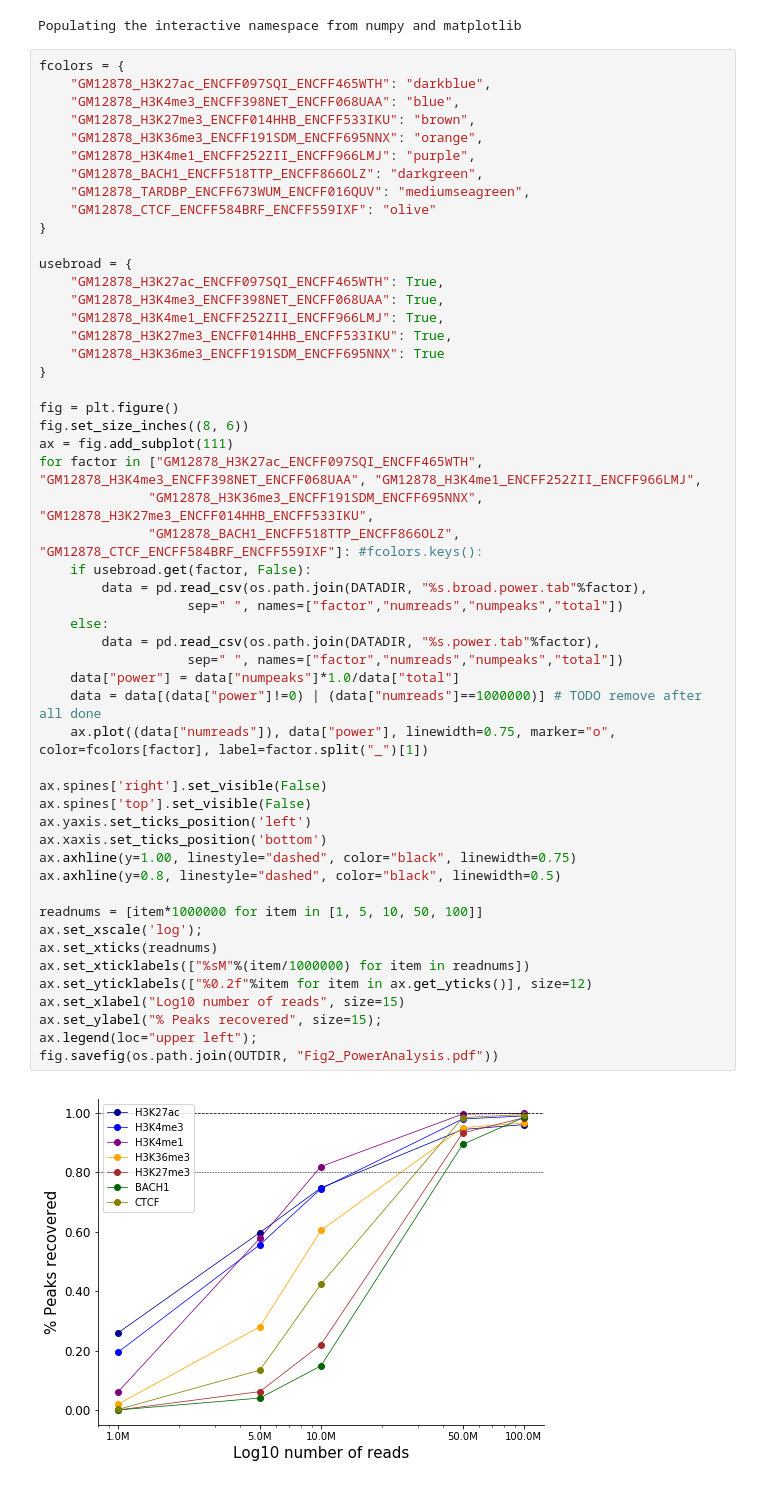
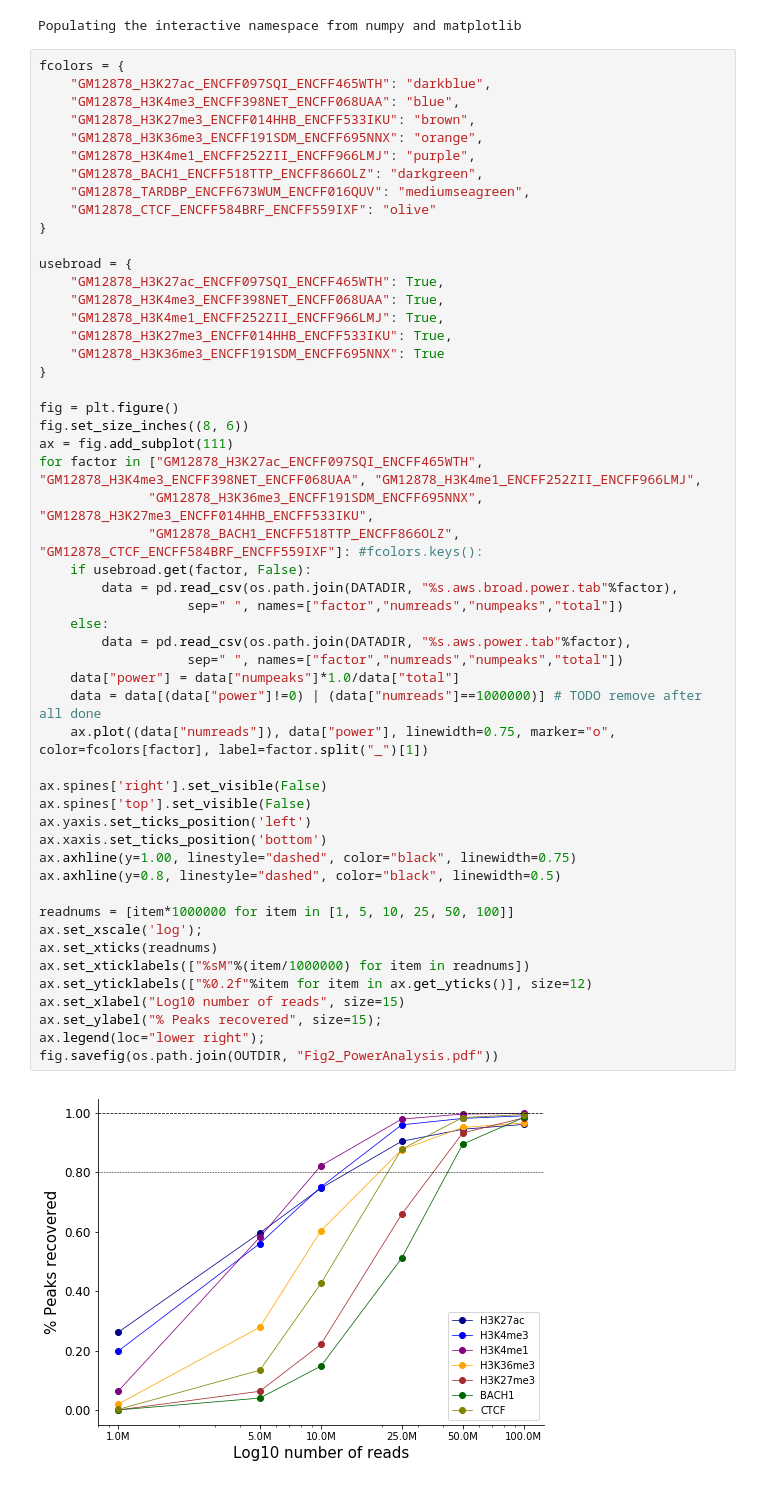
Before and after one commit to gymreklab/chips, a Jupyter notebook: paper-methods/FigureNotebooks/ChIPMunk_Figure2_Power.ipynb, the cells around one changed output. Cells and saved outputs as stored; diff of their text form.

Commit message:
updating power fig

```diff
--- a/paper-methods/FigureNotebooks/ChIPMunk_Figure2_Power.ipynb
+++ b/paper-methods/FigureNotebooks/ChIPMunk_Figure2_Power.ipynb
@@ -37,35 +37,35 @@ usebroad = {
 
 fig = plt.figure()
 fig.set_size_inches((8, 6))
 ax = fig.add_subplot(111)
 for factor in ["GM12878_H3K27ac_ENCFF097SQI_ENCFF465WTH", "GM12878_H3K4me3_ENCFF398NET_ENCFF068UAA", "GM12878_H3K4me1_ENCFF252ZII_ENCFF966LMJ",
               "GM12878_H3K36me3_ENCFF191SDM_ENCFF695NNX", "GM12878_H3K27me3_ENCFF014HHB_ENCFF533IKU",
               "GM12878_BACH1_ENCFF518TTP_ENCFF866OLZ", "GM12878_CTCF_ENCFF584BRF_ENCFF559IXF"]: #fcolors.keys():
     if usebroad.get(factor, False):
-        data = pd.read_csv(os.path.join(DATADIR, "%s.broad.power.tab"%factor),
+        data = pd.read_csv(os.path.join(DATADIR, "%s.aws.broad.power.tab"%factor),
                    sep=" ", names=["factor","numreads","numpeaks","total"])
     else:
-        data = pd.read_csv(os.path.join(DATADIR, "%s.power.tab"%factor),
+        data = pd.read_csv(os.path.join(DATADIR, "%s.aws.power.tab"%factor),
                    sep=" ", names=["factor","numreads","numpeaks","total"])
     data["power"] = data["numpeaks"]*1.0/data["total"]
     data = data[(data["power"]!=0) | (data["numreads"]==1000000)] # TODO remove after all done
     ax.plot((data["numreads"]), data["power"], linewidth=0.75, marker="o", color=fcolors[factor], label=factor.split("_")[1])
 
 ax.spines['right'].set_visible(False)
 ax.spines['top'].set_visible(False)
 ax.yaxis.set_ticks_position('left')
 ax.xaxis.set_ticks_position('bottom')
 ax.axhline(y=1.00, linestyle="dashed", color="black", linewidth=0.75)
 ax.axhline(y=0.8, linestyle="dashed", color="black", linewidth=0.5)
 
-readnums = [item*1000000 for item in [1, 5, 10, 50, 100]]
+readnums = [item*1000000 for item in [1, 5, 10, 25, 50, 100]]
 ax.set_xscale('log');
 ax.set_xticks(readnums)
 ax.set_xticklabels(["%sM"%(item/1000000) for item in readnums])
 ax.set_yticklabels(["%0.2f"%item for item in ax.get_yticks()], size=12)
 ax.set_xlabel("Log10 number of reads", size=15)
 ax.set_ylabel("% Peaks recovered", size=15);
-ax.legend(loc="upper left");
+ax.legend(loc="lower right");
 fig.savefig(os.path.join(OUTDIR, "Fig2_PowerAnalysis.pdf"))
 # %% [output]
-[figure, old version]
+[figure, new version]
```
Also changed, not shown: 6 other files.
